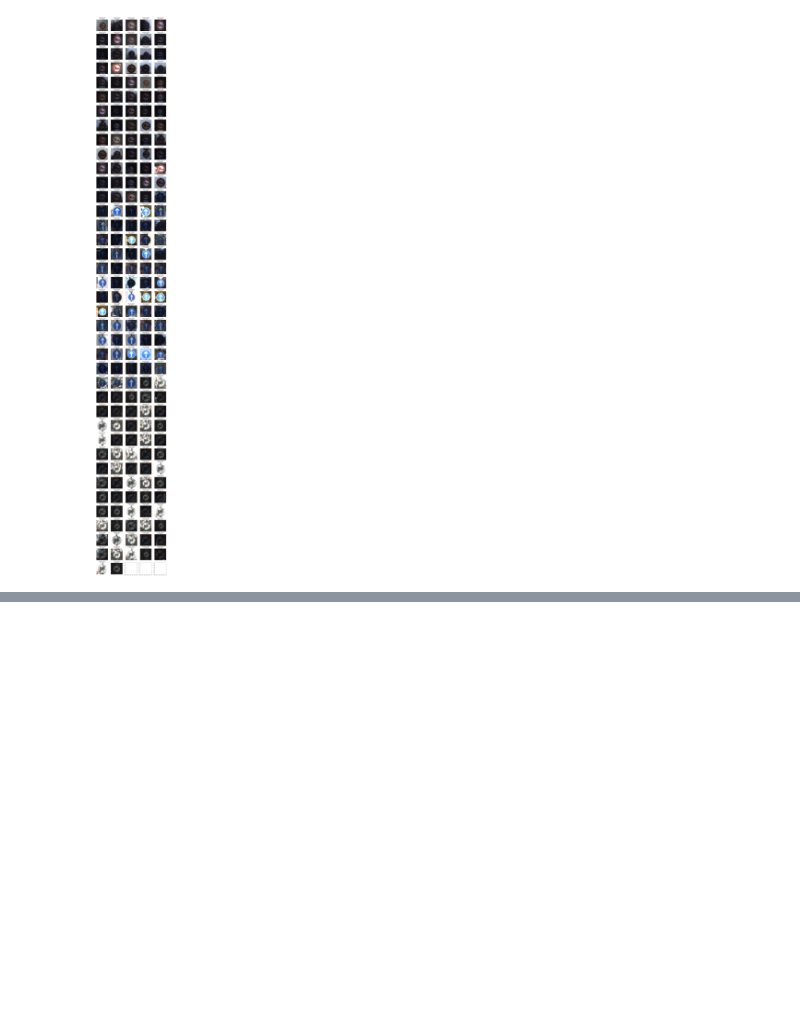
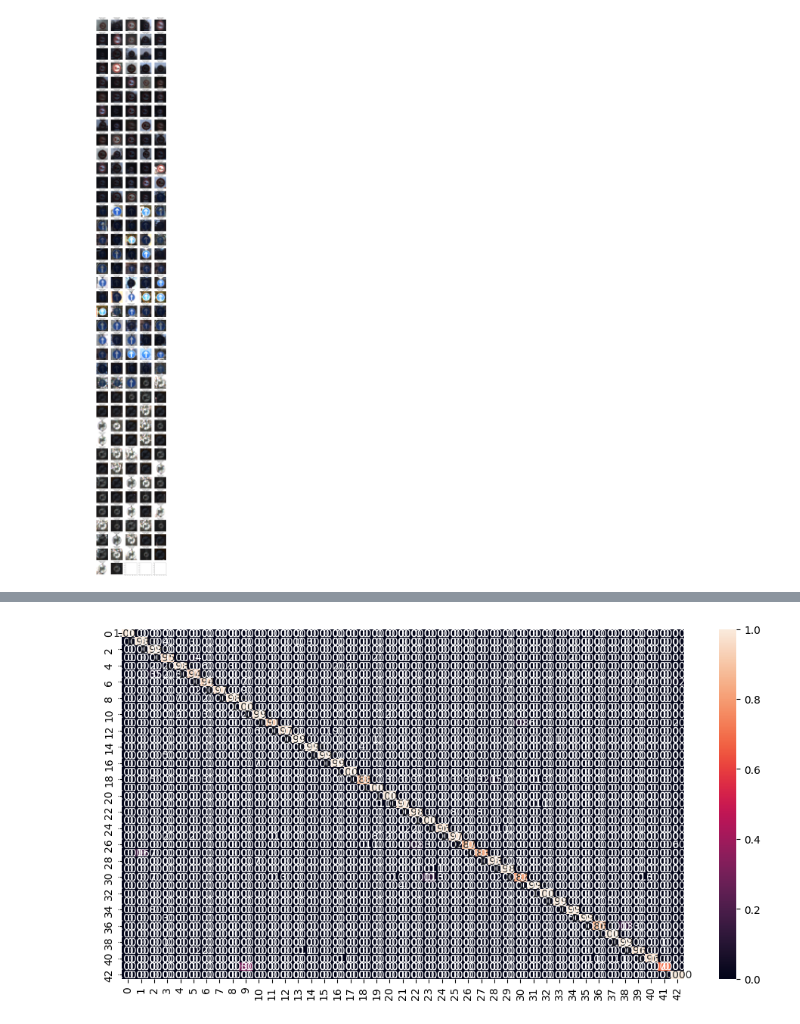
Before and after one commit to lucasverdelho/GTSRB-Pytorch, a Jupyter notebook: 1-exploration.ipynb, the cells around one changed output, grey strips where cells are left out. Drawn from its saved outputs; the diff is of its cells as text; code cells hidden in the pictures; blank space fills up the shorter version.

Commit message:
wrong predictions plotting not working, added training scheme from classes

```diff
--- a/1-exploration.ipynb
+++ b/1-exploration.ipynb
@@ -485,0 +787,14 @@ print_misclassified_samples(X_test, p_test, y_test, class_names)
+# %%
+preds = []
+ground_truth = []
+
+for images, targets in test_loader:
+    logits = model(images.to(device))
+    preds_sparse = [np.argmax(x) for x in logits.cpu().detach().numpy()]
+    preds.extend(preds_sparse)
+    ground_truth.extend(targets.numpy())
+
+# Access class_to_idx from the original dataset instead of the subset
+show_confusion_matrix(ground_truth, preds, len(train_dataset.class_to_idx))
+# %% [output]
+[figure, added]
```
Also changed, not shown: parts of 8 cells of this notebook.
